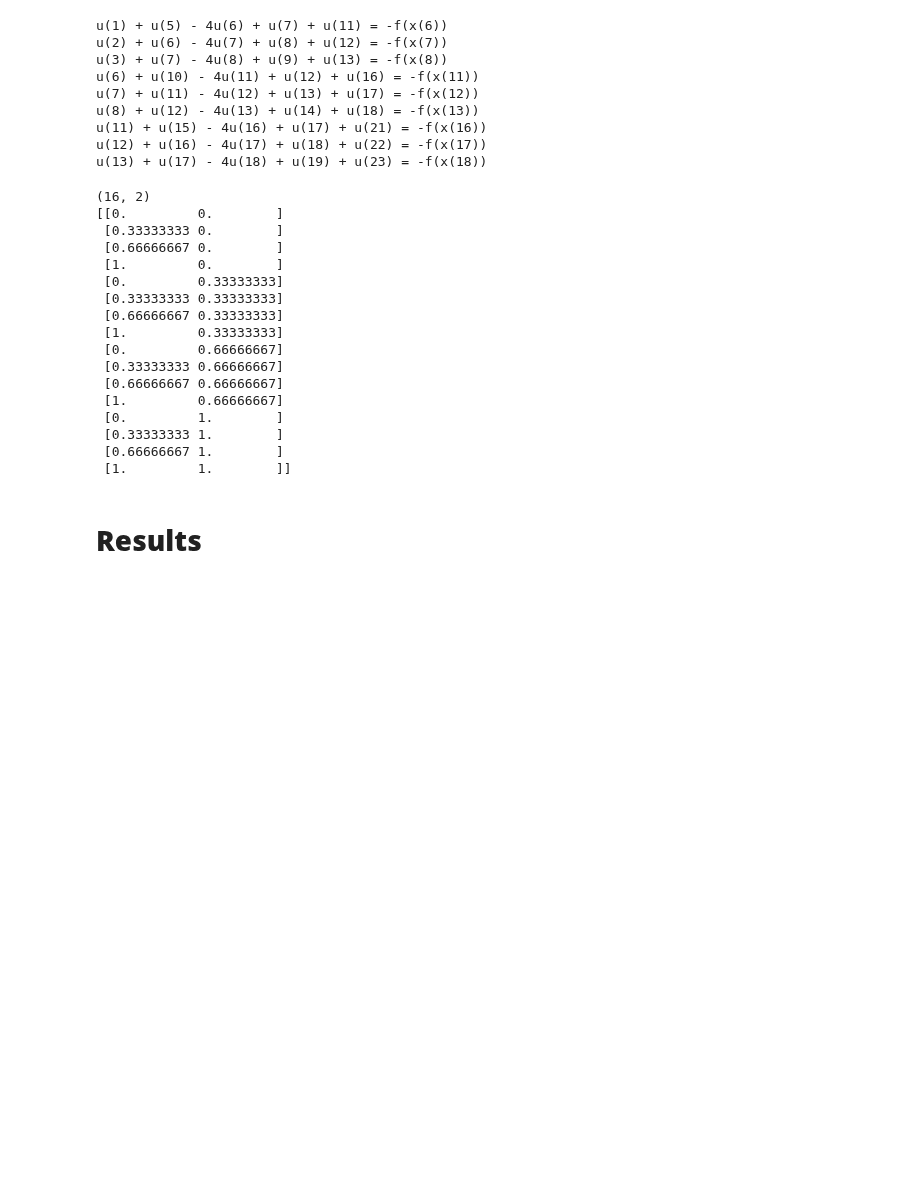
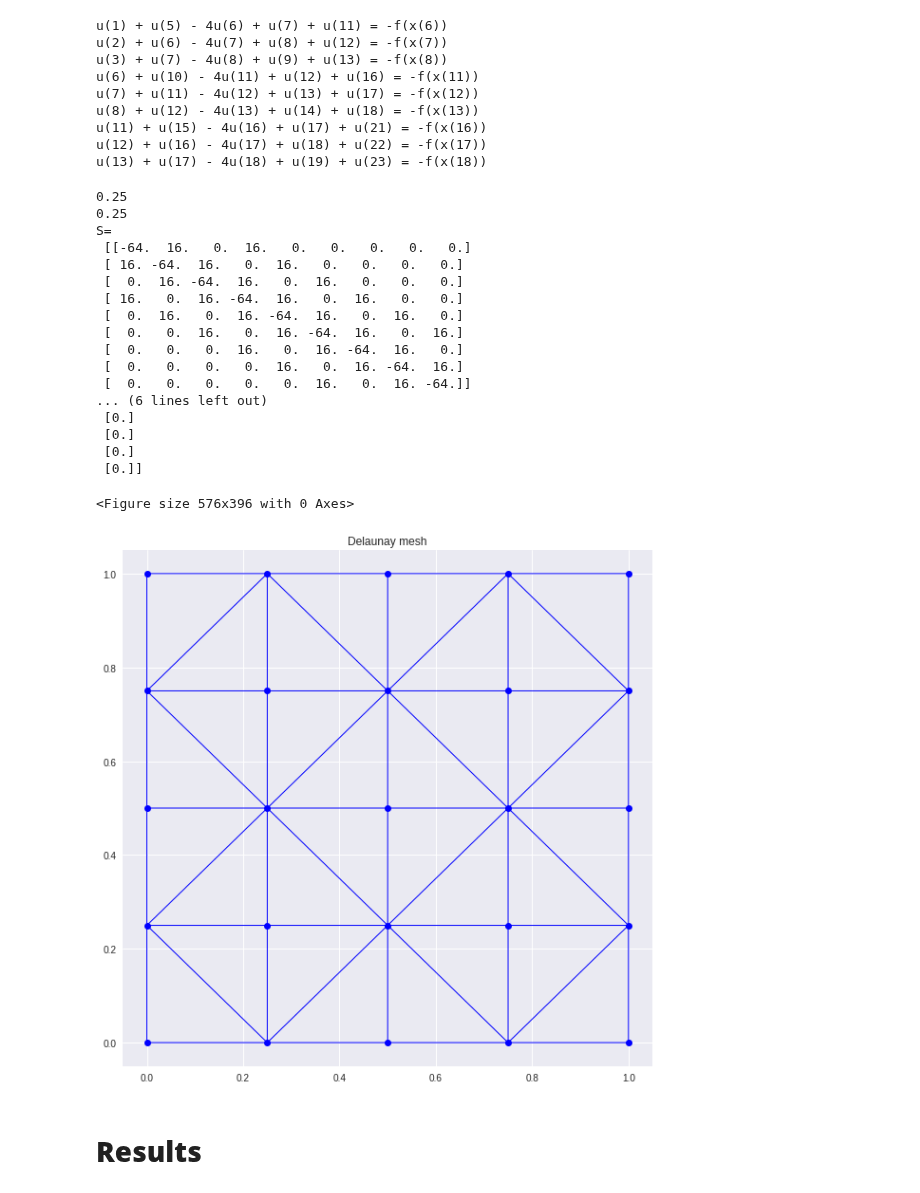
Before and after one commit to johanhoffman/DD2363-VT19, a Jupyter notebook: Lab-6/bozzato_lab6.ipynb, the cells around one changed output. Cells and saved outputs as stored; diff of their text form; code cells hidden in the pictures; blank space fills up the shorter version.

```diff
--- a/Lab-6/bozzato_lab6.ipynb
+++ b/Lab-6/bozzato_lab6.ipynb
@@ -150,7 +153,3 @@ u(8) + u(12) - 4u(13) + u(14) + u(18) = -f(x(13))
 u(11) + u(15) - 4u(16) + u(17) + u(21) = -f(x(16))
 u(12) + u(16) - 4u(17) + u(18) + u(22) = -f(x(17))
 u(13) + u(17) - 4u(18) + u(19) + u(23) = -f(x(18))
-# %%
-def bvp2d(fun, mesh):
-  if not isinstance(mesh, np.ndarray):
-    mesh= np.array(mesh)
@@ -157,42 +193,52 @@ def bvp2d(fun, mesh):
 # %%
 def createMesh(Nx,Ny):
   hx= 1.0 / (Nx-1)
   hy= 1.0 / (Ny-1)
 
   x = np.zeros((Nx*Ny))
   y = np.zeros((Nx*Ny))
   for i in range(Nx):
     for j in range(Ny):
       x[i*Nx + j] = j*hx
       y[i*Nx + j] = i*hy
 
-  x= x.flatten()
-  y= y.flatten()
-  coord= np.array([x,y])
-  coord= coord.T
-  print(coord.shape)
 
-  return coord
+  mesh = tri.Triangulation(x,y)
 
-print(createMesh(4,4))
+
+  return mesh
+
+meshSize= [5,5]
+mesh= createMesh(meshSize[0], meshSize[1])
+
+
+bvp2d(None, mesh, meshSize)
+
+plt.figure()
+plt.figure(figsize=(10,10))
+plt.triplot(mesh, 'bo-', lw=1)
+plt.title('Delaunay mesh')
+plt.show()
 # %% [output]
-(16, 2)
-[[0.         0.        ]
- [0.33333333 0.        ]
- [0.66666667 0.        ]
- [1.         0.        ]
- [0.         0.33333333]
- [0.33333333 0.33333333]
- [0.66666667 0.33333333]
- [1.         0.33333333]
- [0.         0.66666667]
- [0.33333333 0.66666667]
- [0.66666667 0.66666667]
- [1.         0.66666667]
- [0.         1.        ]
- [0.33333333 1.        ]
- [0.66666667 1.        ]
- [1.         1.        ]]
+0.25
+0.25
+S=
+ [[-64.  16.   0.  16.   0.   0.   0.   0.   0.]
+ [ 16. -64.  16.   0.  16.   0.   0.   0.   0.]
+ [  0.  16. -64.  16.   0.  16.   0.   0.   0.]
+ [ 16.   0.  16. -64.  16.   0.  16.   0.   0.]
+ [  0.  16.   0.  16. -64.  16.   0.  16.   0.]
+ [  0.   0.  16.   0.  16. -64.  16.   0.  16.]
+ [  0.   0.   0.  16.   0.  16. -64.  16.   0.]
+ [  0.   0.   0.   0.  16.   0.  16. -64.  16.]
+ [  0.   0.   0.   0.   0.  16.   0.  16. -64.]]
+... (6 lines left out)
+ [0.]
+ [0.]
+ [0.]
+ [0.]]
+<Figure size 576x396 with 0 Axes>
+[figure, added]
 # %% [markdown]
 # **Results**
 # %% [markdown]
```
Also changed, not shown: parts of 3 cells of this notebook.
